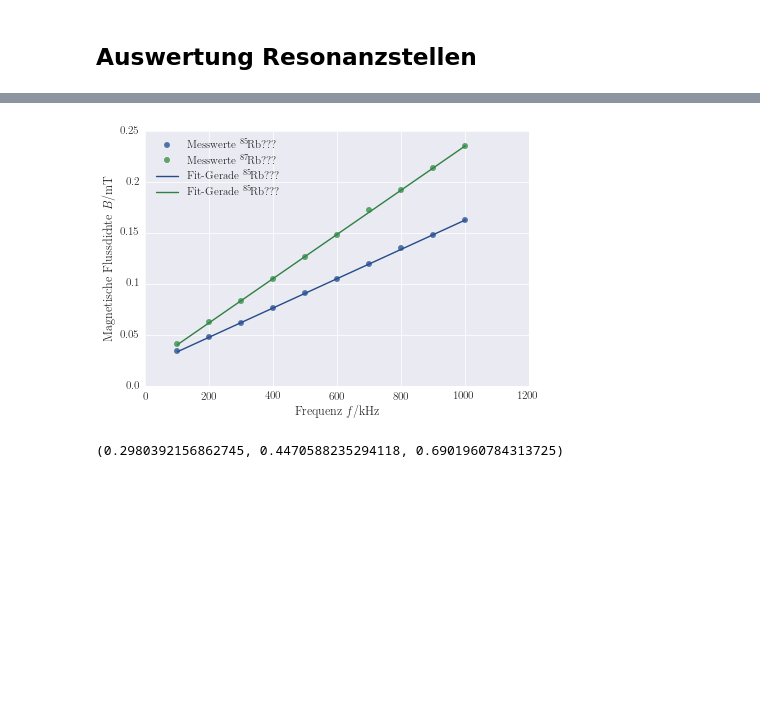
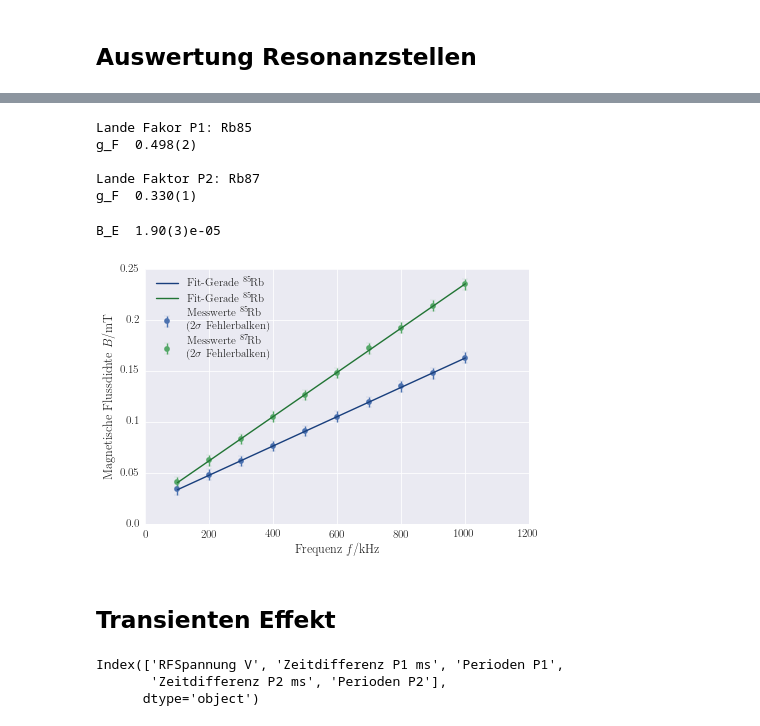
Before and after one commit to LuckyJosh/PhysikFP2015, a Jupyter notebook: 03_OptischesPumpen[ ]/Python/Auswertung.ipynb, the cells around one changed output, grey strips where cells are left out. Cells and saved outputs as stored; diff of their text form; code cells hidden in the pictures; blank space fills up the shorter version.

```diff
--- a/03_OptischesPumpen[ ]/Python/Auswertung.ipynb
+++ b/03_OptischesPumpen[ ]/Python/Auswertung.ipynb
@@ -21,6 +21,8 @@ from matplotlib.lines import Line2D
 import seaborn as sns
 sns.set(context="paper",font_scale=1.4)
 sns.set_context(rc={'lines.markeredgewidth': 0.1})
+plot_colors = sns.color_palette()
+
 
 import scipy as sp
 import scipy.constants as const
@@ -54,6 +56,7 @@ axis_font = {'size':'14'}
 path_graphics = "../Grafiken/"
 path_table = "../Tabellen/"
 path_data = "../Messdaten/"
+path_results = "../Ergebnisse/"
 # %%
 # Funktionen
 # Achsenbeschriftungen
@@ -187,6 +195,12 @@ resonance_positions.head(5)
 | 2 | 300 | 2.81 | 0.17 | 6.39 | 0.17 |
 | 3 | 400 | 1.74 | 0.25 | 6.49 | 0.25 |
 | 4 | 500 | 1.99 | 0.30 | 7.87 | 0.30 |
+# %%
+# Fehlerbehaftete Größen
+resonance_positions["SweepStrom P1 0.1V"] = unp.uarray(resonance_positions["SweepStrom P1 0.1V"],[0.01])
+resonance_positions["HorizontalStrom P1 0.3V"] = unp.uarray(resonance_positions["HorizontalStrom P1 0.3V"],[0.01])
+resonance_positions["SweepStrom P2 0.1V"] = unp.uarray(resonance_positions["SweepStrom P2 0.1V"],[0.01])
+resonance_positions["HorizontalStrom P2 0.3V"] = unp.uarray(resonance_positions["HorizontalStrom P2 0.3V"],[0.01])
 # %%
 # GesamtHorizontalFeld an den Resonanzstellen beider Isotope
 resonance_positions["Magnetfeld P1"] = (magnetic_field_coil(coil_sweep["N"],coil_sweep["R"],0.1 * resonance_positions["SweepStrom P1 0.1V"]) +
@@ -206,9 +220,11 @@ resonance_positions.head(5)
 #Fit der Messwerte
 linear_fct = lambda x,a,b: a*x + b
 
-popt, pcov = sp.optimize.curve_fit(linear_fct,resonance_positions["Frequenz kHz"],resonance_positions["Magnetfeld P1"])
+popt, pcov = sp.optimize.curve_fit(linear_fct,resonance_positions["Frequenz kHz"]*1000,
+                                   noms(resonance_positions["Magnetfeld P1"]))
 fit_parameter_P1 = fit_errors(popt,pcov)
 
-popt, pcov = sp.optimize.curve_fit(linear_fct,resonance_positions["Frequenz kHz"],resonance_positions["Magnetfeld P2"])
+popt, pcov = sp.optimize.curve_fit(linear_fct,resonance_positions["Frequenz kHz"]*1000,
+                                   noms(resonance_positions["Magnetfeld P2"]))
 fit_parameter_P2 = fit_errors(popt,pcov)
 # %%
@@ -233,25 +250,64 @@ a =  \SI{2.164(9)e-07}{\tesla\per\hertz}
+# %%
+# Lande-Faktoren
+lande_factor_P1 = magnetic_field_frequence_factor/fit_parameter_P1[0]
+lande_factor_P2 = magnetic_field_frequence_factor/fit_parameter_P2[0]
+
+print("Lande Fakor P1: Rb85")
+print_errors((lande_factor_P1,),description=("g_F",))
+
+print("Lande Faktor P2: Rb87")
+print_errors((lande_factor_P2,), description=("g_F",))
+
+
+print_result(lande_factor_P1,sym="g_{{}^{85}\!\\mathrm{Rb}}",file="Rubidium_85_Lande_Faktor.tex")
+print_result(lande_factor_P2,sym="g_{{}^{87}\!\\mathrm{Rb}}",file="Rubidium_87_Lande_Faktor.tex")
+# %% [output]
+Lande Fakor P1: Rb85
+g_F  0.498(2)
+
+Lande Faktor P2: Rb87
+g_F  0.330(1)
+# %%
+# Erdmagnetfeld
+magnetic_field_earth_mean = umean([fit_parameter_P1[1],fit_parameter_P2[1]])
+print_errors((magnetic_field_earth_mean,),description=("B_E",))
+
+print_result(magnetic_field_earth_mean,sym="B_{\\mathrm{Erde},\\mathrm{hor}}",file="Erdmagnetfeld_Horizontal.tex")
+# %% [output]
+B_E  1.90(3)e-05
 # %%
 F = np.linspace(100,1000,1e06)
+
+
 fig, ax = plt.subplots()
 ax.set_xlim(0,1200)
 ax.set_xlabel(axis_label("Frequenz",sym="f",unit="kHz"))
 ax.set_ylabel(axis_label("Magnetische Flussdichte",sym="B",unit="mT"))
 axis_scale(1e03,axis="y")
-line_P1 = ax.plot(resonance_positions["Frequenz kHz"], resonance_positions["Magnetfeld P1"],
-         label="Messwerte ${}^{85}\!$Rb???", marker="o",linestyle="")
-line_P2 = ax.plot(resonance_positions["Frequenz kHz"], resonance_positions["Magnetfeld P2"],
-         label="Messwerte ${}^{87}\!$Rb???", marker="o",linestyle="")
 
-ax.plot(F,linear_fct(F,noms(fit_parameter_P1[0]),noms(fit_parameter_P1[1])),
-        label="Fit-Gerade ${}^{85}\!$Rb???",color=lighten_color(line_P1[0].get_color(),-0.15))
-ax.plot(F,linear_fct(F,noms(fit_parameter_P2[0]),noms(fit_parameter_P2[1])),
-        label="Fit-Gerade ${}^{85}\!$Rb???",color=lighten_color(line_P2[0].get_color(),-0.15))
+line_P1 = ax.errorbar(resonance_positions["Frequenz kHz"], noms(resonance_positions["Magnetfeld P1"]),
+         yerr=2*stds(resonance_positions["Magnetfeld P1"]), label="Messwerte ${}^{85}\!$Rb \n ($2\sigma$ Fehlerbalken)",
+                      color=plot_colors[0], marker="o", mec=plot_colors[0], linestyle="")
+line_P2 = ax.errorbar(resonance_positions["Frequenz kHz"], noms(resonance_positions["Magnetfeld P2"]),
+         yerr=2*stds(resonance_positions["Magnetfeld P2"]), label="Messwerte ${}^{87}\!$Rb \n ($2\sigma$ Fehlerbalken)",
+                      color=plot_colors[1],marker="o", mec=plot_colors[1], linestyle="")
+
+
+ax.plot(F,linear_fct(F*1e3,noms(fit_parameter_P1[0]),noms(fit_parameter_P1[1])),
+        label="Fit-Gerade ${}^{85}\!$Rb",color=lighten_color(line_P1[0].get_color(),-0.2))
+ax.plot(F,linear_fct(F*1e3,noms(fit_parameter_P2[0]),noms(fit_parameter_P2[1])),
+        label="Fit-Gerade ${}^{85}\!$Rb",color=lighten_color(line_P2[0].get_color(),-0.2))
 ax.legend(loc="upper left")
 fig.tight_layout()
 fig.savefig(path_graphics+"Resonanzstellen.pdf")
 # %% [output]
-[figure, old version]
+[figure, new version]
-# %%
-line_0[0].get_color()
-# %% [output]
-(0.2980392156862745, 0.4470588235294118, 0.6901960784313725)
+# %% [markdown]
+## Transienten Effekt
+# %%
+period_lenghts = pd.read_csv(path_data+"Periodendauern.csv")
+period_lenghts.columns
+# %% [output]
+Index(['RFSpannung V', 'Zeitdifferenz P1 ms', 'Perioden P1',
+       'Zeitdifferenz P2 ms', 'Perioden P2'],
+      dtype='object')
```
Also changed, not shown: parts of 14 cells of this notebook, 12 other files.
